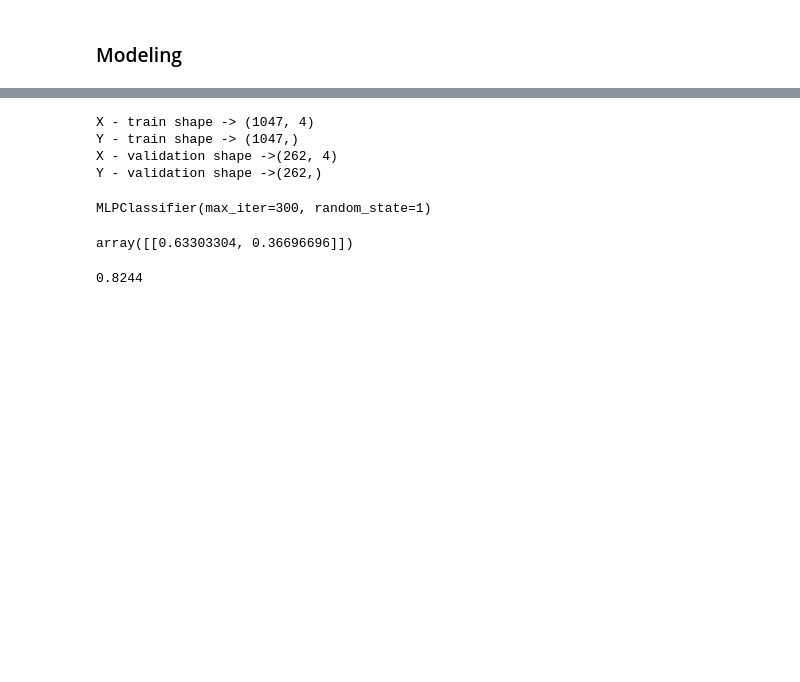
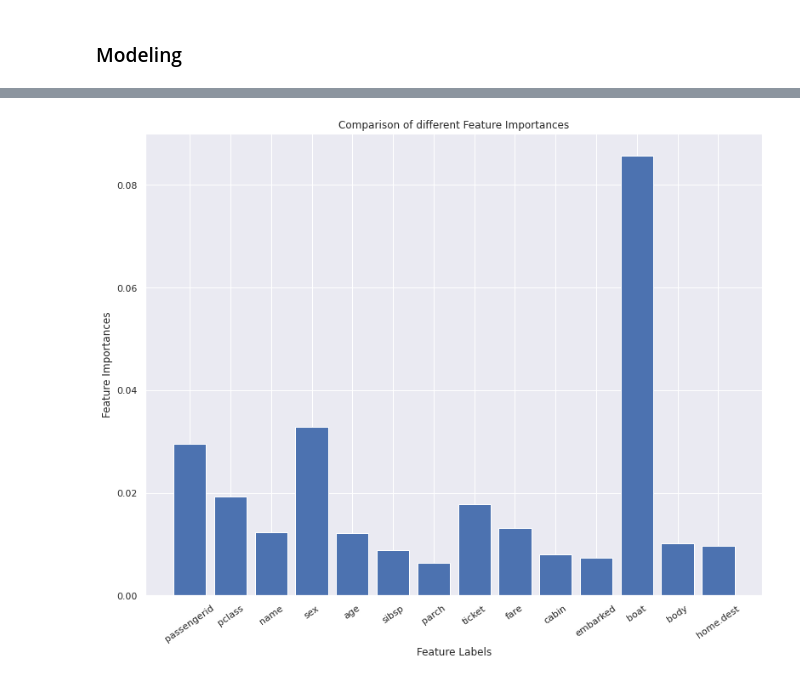
Before and after one commit to andvsilva/dataset, a Jupyter notebook: titanic/atitanic.ipynb, the cells around one changed output, grey strips where cells are left out. Drawn from its saved outputs; the diff is of its cells as text; code cells hidden in the pictures; blank space fills up the shorter version.

```diff
--- a/titanic/atitanic.ipynb
+++ b/titanic/atitanic.ipynb
@@ -632,2 +627,2 @@ feat_names
 # %%
-df = df[feat_names]
+#df = df[feat_names]
@@ -657,24 +695,27 @@ X_train, X_validation, Y_train, Y_validation = train_test_split(X, y, test_size=
-# %%
-print(f'X - train shape -> {X_train.shape}')
-print(f'Y - train shape -> {Y_train.shape}')
-print(f'X - validation shape ->{X_validation.shape}')
-print(f'Y - validation shape ->{Y_validation.shape}')
-# %% [output]
-X - train shape -> (1047, 4)
-Y - train shape -> (1047,)
-X - validation shape ->(262, 4)
-Y - validation shape ->(262,)
-# %%
-# modeling
-clf = MLPClassifier(random_state=1, max_iter=300).fit(X_train, Y_train)
-clf
-# %% [output]
-MLPClassifier(max_iter=300, random_state=1)
-# %%
-clf.predict_proba(X_validation[:1])
-# %% [output]
-array([[0.63303304, 0.36696696]])
-# %%
-round(clf.score(X_validation, Y_validation), 4)
-# %% [output]
-0.8244
+# %%
+# Building the model
+extra_tree_forest = ExtraTreesClassifier(n_estimators =9,
+                                        criterion ='entropy', max_features = 2)
+
+# Training the model
+extra_tree_forest.fit(X, y)
+
+# Computing the importance of each feature
+feature_importance = extra_tree_forest.feature_importances_
+
+# Normalizing the individual importances
+feature_importance_normalized = np.std([tree.feature_importances_ for tree in
+                                        extra_tree_forest.estimators_],
+                                        axis = 0)
+# %%
+
+# Plotting a Bar Graph to compare the models
+plt.figure(figsize=(13,10))
+plt.bar(X.columns, feature_importance_normalized)
+plt.xlabel('Feature Labels')
+plt.ylabel('Feature Importances')
+plt.title('Comparison of different Feature Importances')
+plt.xticks(rotation=35)
+plt.show()
+# %% [output]
+[figure, added]
```
Also changed, not shown: parts of 12 cells of this notebook.
